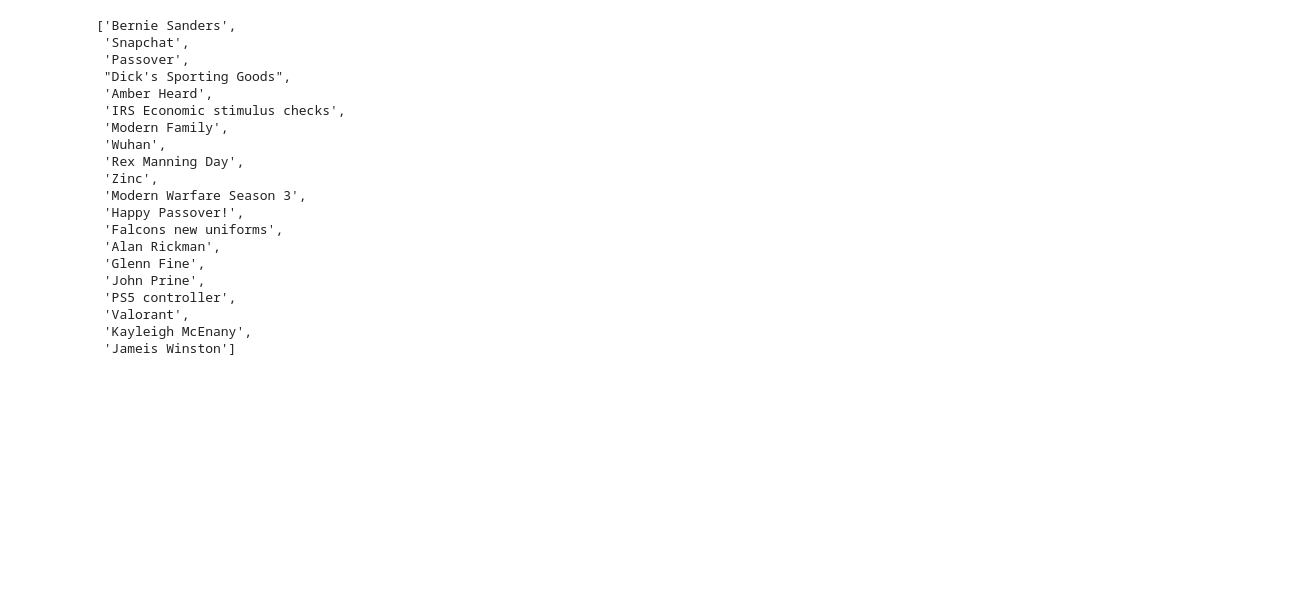
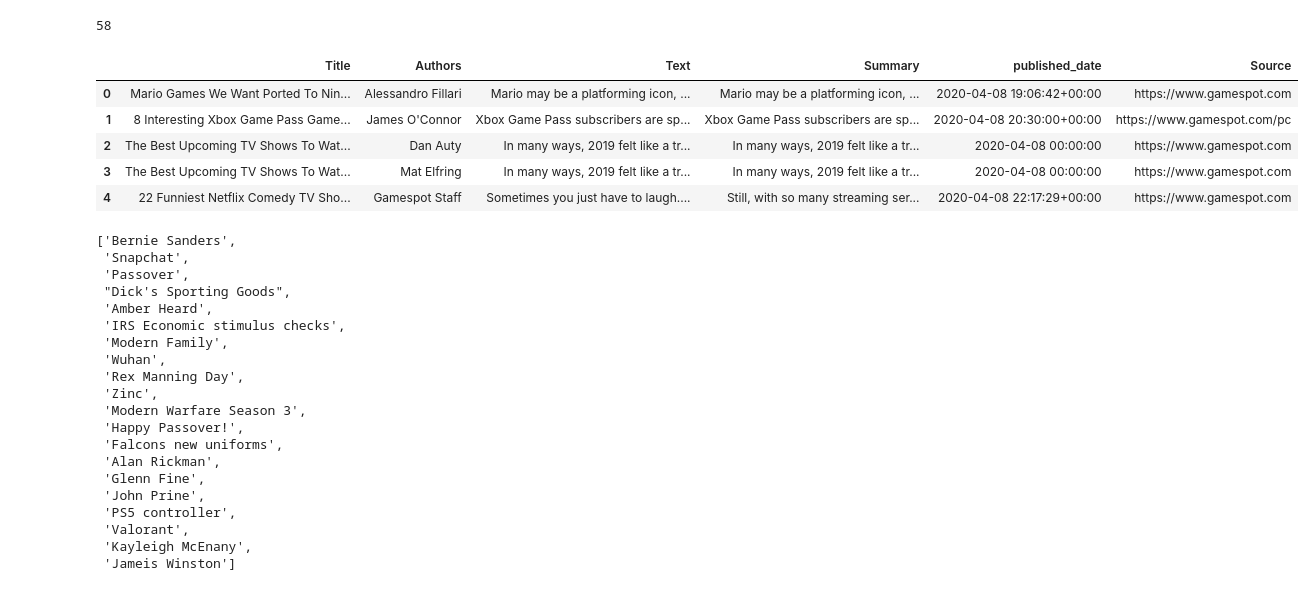
Before and after one commit to andrewhnberry/nlp_lda_media_bias_capstone, a Jupyter notebook: Code/1 - Data Gathering.ipynb, the cells around one changed output. Cells and saved outputs as stored; diff of their text form; code cells hidden in the pictures; blank space fills up the shorter version.

```diff
--- a/Code/1 - Data Gathering.ipynb
+++ b/Code/1 - Data Gathering.ipynb
@@ -31,3 +11,44 @@ In the time it would take you to watch the film, you could listen to Neil Young
+# %%
+import newspaper
+from newspaper import Article
+from newspaper import Source
+import pandas as pd
+
+#Lets say we wanted to download articles from GameSpot
+gamespot = newspaper.build('https://www.gamespot.com/news/',memoize_articles=False)
+print(gamespot.size())
+
+final_df = pd.DataFrame()
+
+for each_article in gamespot.articles:
+
+    each_article.download()
+    each_article.parse()
+    each_article.nlp()
+
+    temp_df = pd.DataFrame(columns = ['Title', 'Authors',
+                                      'Text','Summary',
+                                      'published_date','Source'])
+
+    temp_df['Authors'] = each_article.authors
+    temp_df['Title'] = each_article.title
+    temp_df['Text'] = each_article.text
+    temp_df['Summary'] = each_article.summary
+    temp_df['published_date'] = each_article.publish_date
+    temp_df['Source'] = each_article.source_url
+
+    final_df = final_df.append(temp_df, ignore_index = True)
+# %% [output]
+58
+# %%
+final_df.head()
+# %% [output]
+|  | Title | Authors | Text | Summary | published_date | Source |
+| 0 | Mario Games We Want Ported To Nin... | Alessandro Fillari | Mario may be a platforming icon, ... | Mario may be a platforming icon, ... | 2020-04-08 19:06:42+00:00 | https://www.gamespot.com |
+| 1 | 8 Interesting Xbox Game Pass Game... | James O'Connor | Xbox Game Pass subscribers are sp... | Xbox Game Pass subscribers are sp... | 2020-04-08 20:30:00+00:00 | https://www.gamespot.com/pc |
+| 2 | The Best Upcoming TV Shows To Wat... | Dan Auty | In many ways, 2019 felt like a tr... | In many ways, 2019 felt like a tr... | 2020-04-08 00:00:00 | https://www.gamespot.com |
+| 3 | The Best Upcoming TV Shows To Wat... | Mat Elfring | In many ways, 2019 felt like a tr... | In many ways, 2019 felt like a tr... | 2020-04-08 00:00:00 | https://www.gamespot.com |
+| 4 | 22 Funniest Netflix Comedy TV Sho... | Gamespot Staff | Sometimes you just have to laugh.... | Still, with so many streaming ser... | 2020-04-08 22:17:29+00:00 | https://www.gamespot.com |
 # %%
 newspaper.hot()
 # %% [output]
```
Also changed, not shown: parts of 16 cells of this notebook, 7 other files.
